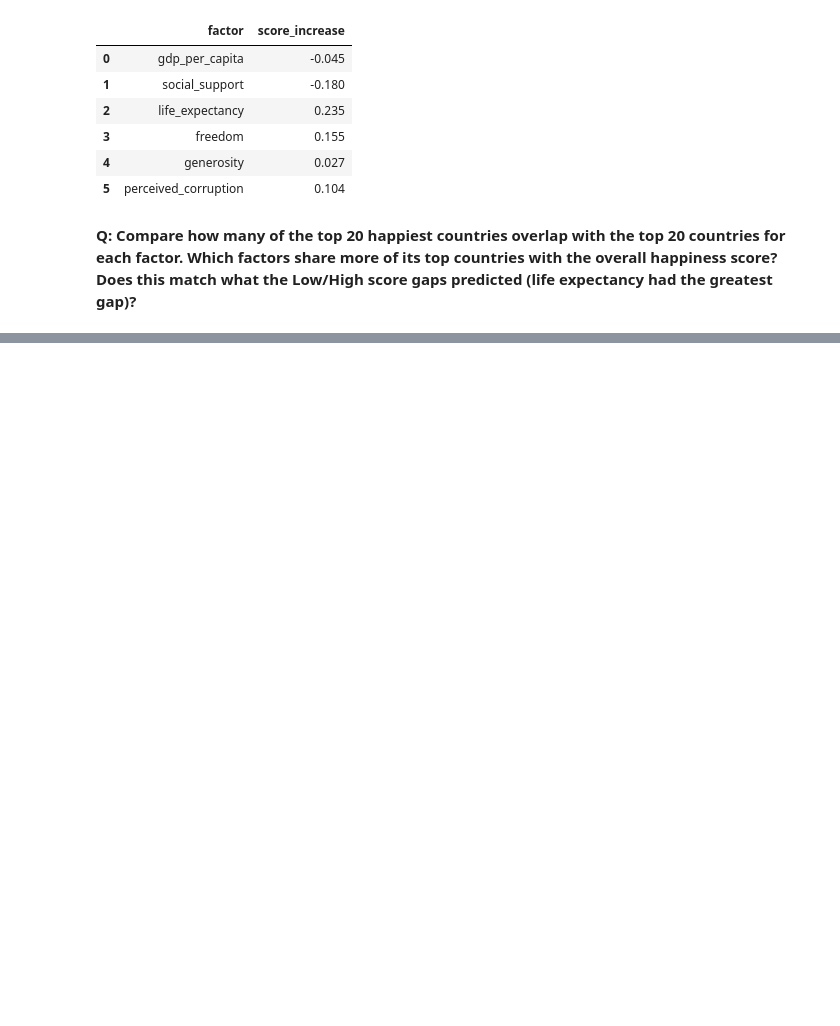
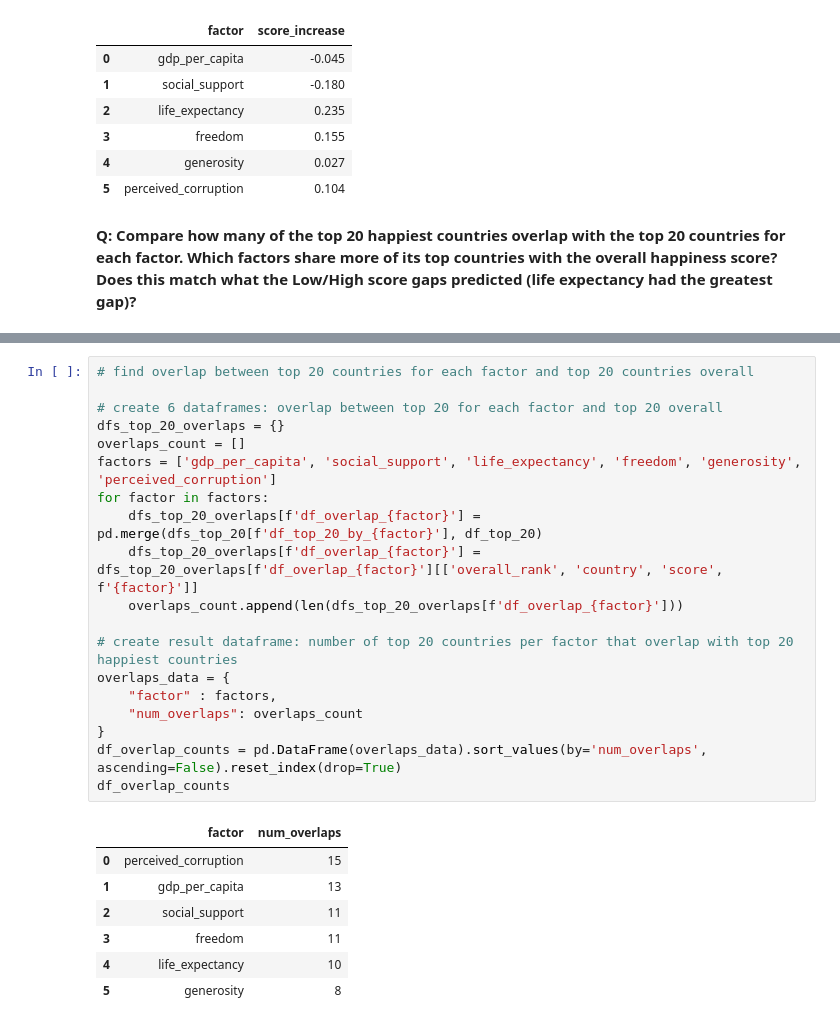
Before and after one commit to kelpppp/world-happiness-practice, a Jupyter notebook: notebook.ipynb, the cells around one changed output, grey strips where cells are left out. Drawn from its saved outputs; the diff is of its cells as text; blank space fills up the shorter version.

```diff
--- a/notebook.ipynb
+++ b/notebook.ipynb
@@ -788,0 +906,27 @@ df_burundi_factors_diff
+# %%
+# find overlap between top 20 countries for each factor and top 20 countries overall
+
+# create 6 dataframes: overlap between top 20 for each factor and top 20 overall
+dfs_top_20_overlaps = {}
+overlaps_count = []
+factors = ['gdp_per_capita', 'social_support', 'life_expectancy', 'freedom', 'generosity', 'perceived_corruption']
+for factor in factors:
+    dfs_top_20_overlaps[f'df_overlap_{factor}'] = pd.merge(dfs_top_20[f'df_top_20_by_{factor}'], df_top_20)
+    dfs_top_20_overlaps[f'df_overlap_{factor}'] = dfs_top_20_overlaps[f'df_overlap_{factor}'][['overall_rank', 'country', 'score', f'{factor}']]
+    overlaps_count.append(len(dfs_top_20_overlaps[f'df_overlap_{factor}']))
+
+# create result dataframe: number of top 20 countries per factor that overlap with top 20 happiest countries
+overlaps_data = {
+    "factor" : factors,
+    "num_overlaps": overlaps_count
+}
+df_overlap_counts = pd.DataFrame(overlaps_data).sort_values(by='num_overlaps', ascending=False).reset_index(drop=True)
+df_overlap_counts
+# %% [output]
+|  | factor | num_overlaps |
+| 0 | perceived_corruption | 15 |
+| 1 | gdp_per_capita | 13 |
+| 2 | social_support | 11 |
+| 3 | freedom | 11 |
+| 4 | life_expectancy | 10 |
+| 5 | generosity | 8 |
```
Also changed, not shown: parts of 8 cells of this notebook.
